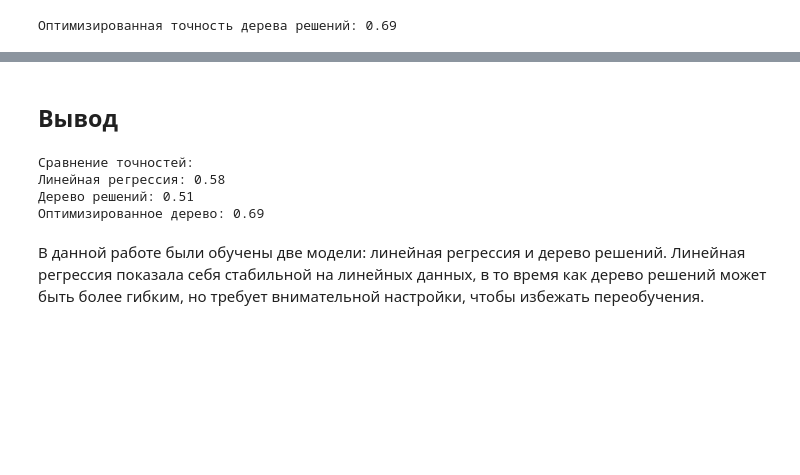
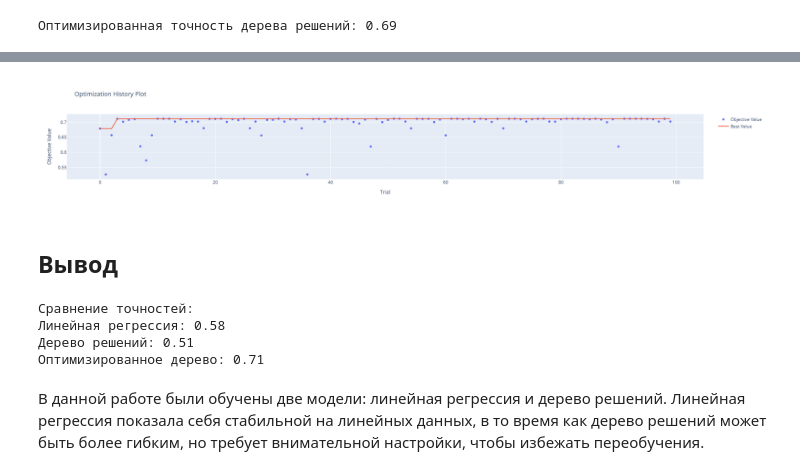
Before and after one commit to pzuboff/decision_trees, a Jupyter notebook: decision_trees.ipynb, the cells around one changed output, grey strips where cells are left out. Saved outputs shown, nothing was run; the diff lists cells and outputs as text; code cells hidden in the pictures; blank space fills up the shorter version.

```diff
--- a/decision_trees.ipynb
+++ b/decision_trees.ipynb
@@ -117,0 +127,27 @@ print(f"Оптимизированная точность дерева реше
+# %%
+# Функция для оптимизации гиперпараметров
+def objective(trial):
+    max_depth = trial.suggest_int("max_depth", 3, 11)
+    min_samples_split = trial.suggest_int("min_samples_split", 2, 10)
+    min_samples_leaf = trial.suggest_int("min_samples_leaf", 1, 5)
+
+    model = DecisionTreeRegressor(
+        max_depth=max_depth,
+        min_samples_split=min_samples_split,
+        min_samples_leaf=min_samples_leaf,
+        random_state=RANDOM_STATE,
+    )
+
+    # Оценка модели с использованием кросс-валидации
+    score = cross_val_score(model, X_train, y_train, n_jobs=-1, cv=5)
+    return score.mean()
+
+
+# Запуск оптимизации
+study = optuna.create_study(direction="maximize")
+study.optimize(objective, n_trials=100)
+
+# Результаты
+print("Лучшие гиперпараметры:")
+print(study.best_params)
+print("Лучшее значение функции: {:.4f}".format(study.best_value))
@@ -117,0 +175,3 @@ print(f"Оптимизированная точность дерева реше
+# %%
+optuna.visualization.plot_optimization_history(study)
+# %% [output]
@@ -118,13 +179,14 @@ print(f"Оптимизированная точность дерева реше
+[figure, added]
 # %% [markdown]
 ## Вывод
 # %%
 print(
-    f"Сравнение точностей:\nЛинейная регрессия: {accuracy_lin:.2f}\nДерево решений: {accuracy_tree:.2f}\nОптимизированное дерево: {accuracy_best_tree:.2f}"
+    f"Сравнение точностей:\nЛинейная регрессия: {accuracy_lin:.2f}\nДерево решений: {accuracy_tree:.2f}\nОптимизированное дерево: {study.best_value:.2f}"
 )
 # %% [output]
 Сравнение точностей:
 Линейная регрессия: 0.58
 Дерево решений: 0.51
-Оптимизированное дерево: 0.69
+Оптимизированное дерево: 0.71
 # %% [markdown]
 В данной работе были обучены две модели: линейная регрессия и дерево решений. Линейная регрессия показала себя стабильной на линейных данных, в то время как дерево решений может быть более гибким, но требует внимательной настройки, чтобы избежать переобучения.
```
Also changed, not shown: parts of 8 cells of this notebook.
